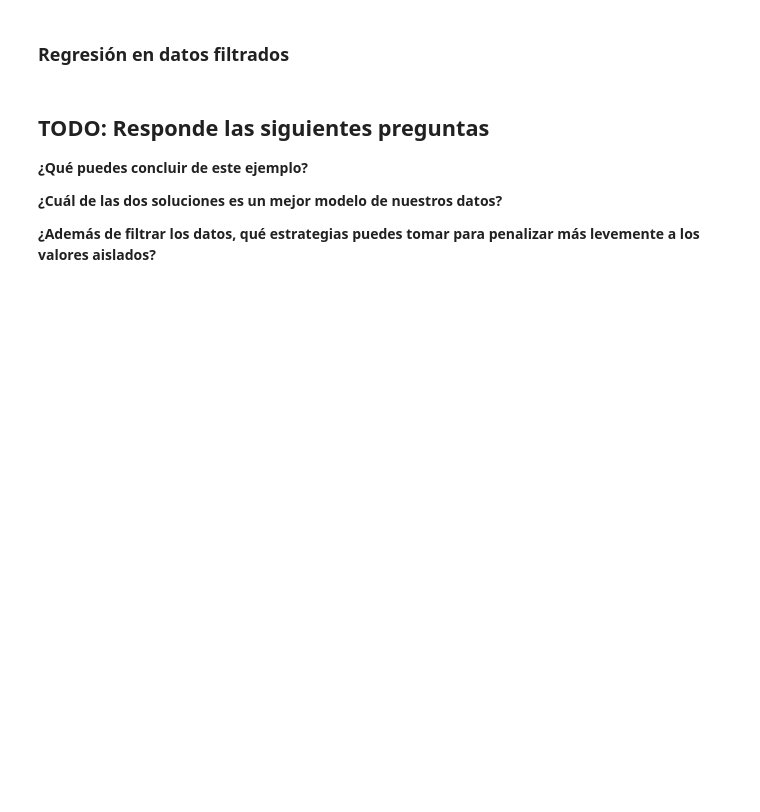
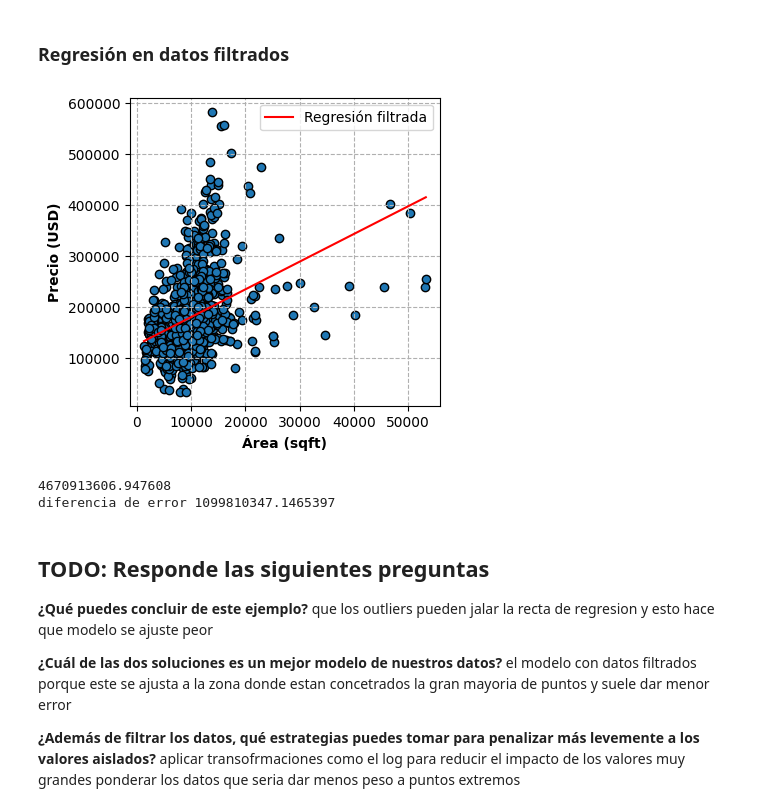
Before and after one commit to JessicaBorja/ml26_01, a Jupyter notebook: src/ml26/E03_LinearReg/linear_regression copyAngel.ipynb, the cells around one changed output. Saved outputs shown, nothing was run; the diff lists cells and outputs as text; code cells hidden in the pictures; blank space fills up the shorter version.

```diff
--- a/src/ml26/E03_LinearReg/linear_regression copyAngel.ipynb
+++ b/src/ml26/E03_LinearReg/linear_regression copyAngel.ipynb
@@ -241,23 +277,44 @@ plt.show()
 # %%
 X_filtered = X_filtered.reshape(-1, 1)
 
 # TODO: Utiliza la clase de LinearRegression de la librería de sci-kit learn para encontrar el modelo de regresión lineal para los datos.
+model_filtered = LinearRegression()
+model_filtered.fit(X_filtered, y_filtered)
 
+# Predicciones del modelo filtrado
+preds_filtered = model_filtered.predict(X_filtered)
 
 # TODO: Grafica la linea resultante sobre los datos originales (train_data)
-
+fig, ax = plot_data(X_filtered, y_filtered)
+sorted_idx = np.argsort(X_filtered[:, 0])
+ax.plot(X_filtered[sorted_idx], preds_filtered[sorted_idx], 'r', label='Regresión filtrada')
+plt.legend()
+plt.show()
 
 # TODO: calcula el error cuadrado promedio
-mean_error_new = ...
+val_data_filtrada = val_data[val_data["LotArea"] <= 70000]
+val_data_filtrada = val_data_filtrada[val_data_filtrada["SalePrice"] <= 700000]
+
+X_val_filtered = np.array(val_data_filtrada["LotArea"]).reshape(-1, 1)
+y_val_filtered = np.array(val_data_filtrada["SalePrice"])
+
+val_preds_filtered = model_filtered.predict(X_val_filtered)
+mean_error_new = np.mean((y_val_filtered - val_preds_filtered) ** 2)
 
 # Visualiza como cambia el error cuando filtramos los datos
 print(mean_error_new)
 print("diferencia de error", mean_error - mean_error_new)
+# %% [output]
+[figure, added]
+4670913606.947608
+diferencia de error 1099810347.1465397
 # %% [markdown]
 ## TODO: Responde las siguientes preguntas
 
-**¿Qué puedes concluir de este ejemplo?**
+**¿Qué puedes concluir de este ejemplo?**  que los outliers pueden jalar la recta de regresion y esto hace que modelo se ajuste peor
 
-**¿Cuál de las dos soluciones es un mejor modelo de nuestros datos?**
+**¿Cuál de las dos soluciones es un mejor modelo de nuestros datos?** el modelo con datos filtrados porque este se ajusta a la zona donde estan concetrados la gran mayoria de puntos y suele dar menor error
 
 **¿Además de filtrar los datos, qué estrategias puedes tomar para penalizar más levemente a los valores aislados?**
+aplicar transofrmaciones como el log para reducir el impacto de los valores muy grandes
+ponderar los datos que seria dar menos peso a puntos extremos
```
Also changed, not shown: parts of 11 cells of this notebook, 1 other file.
